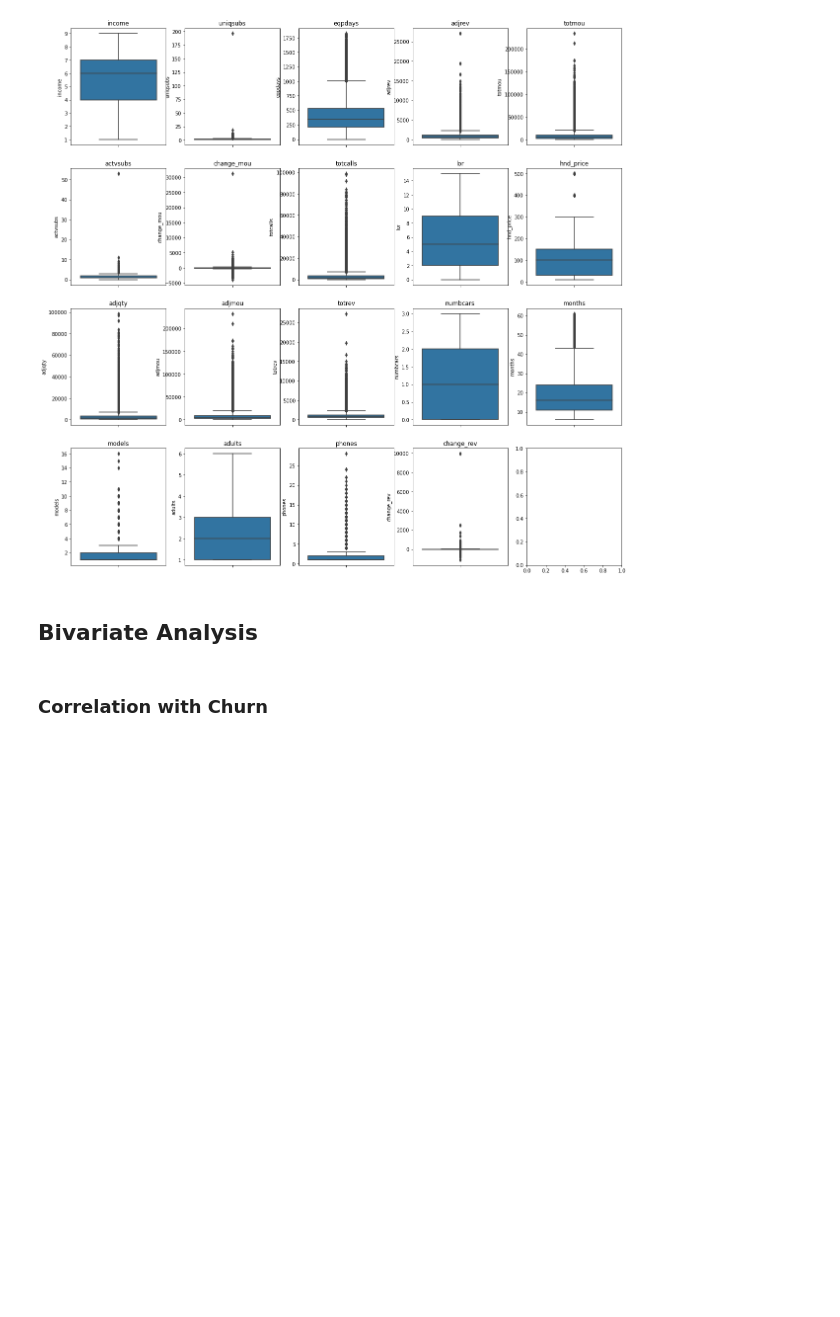
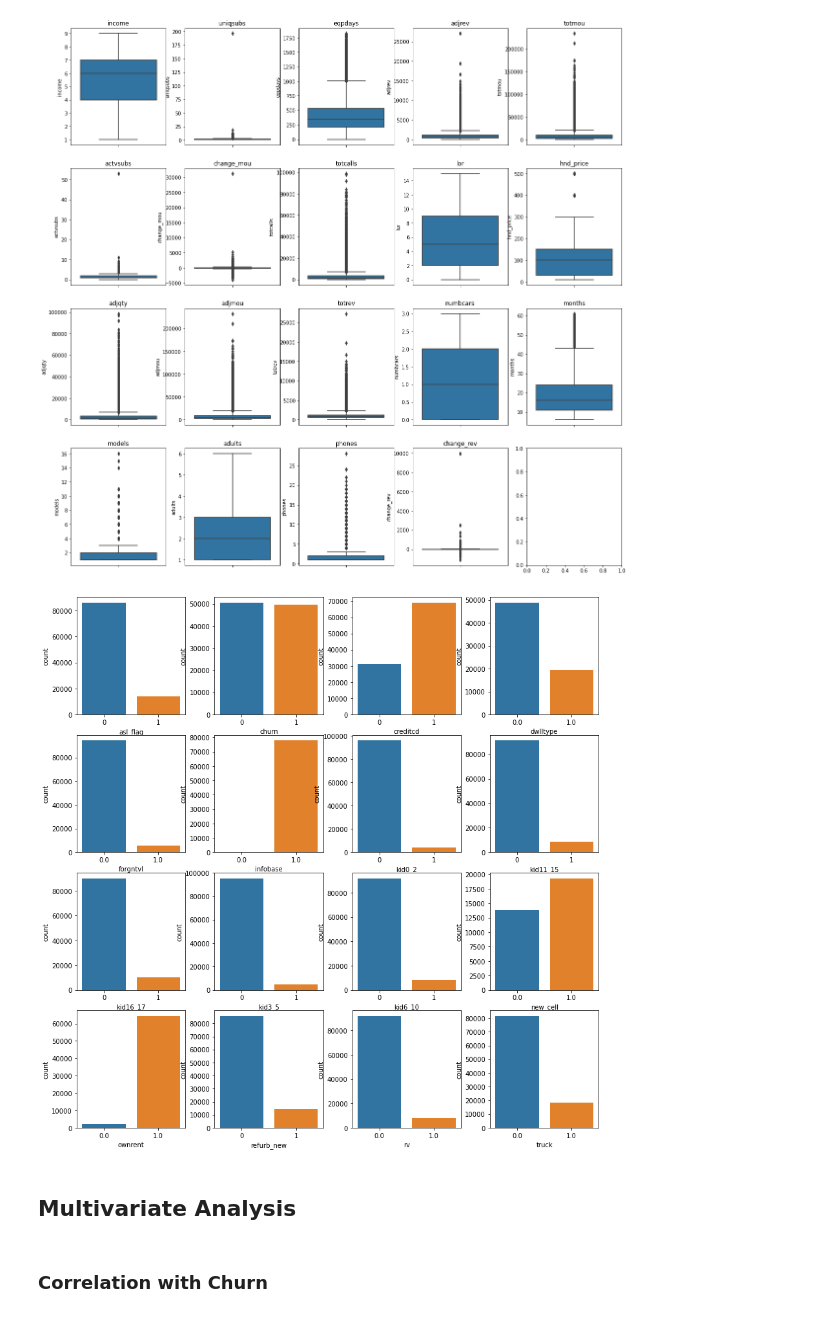
Before and after one commit to Jeff-ChenFan-Wang/TelecomChurnAnalysis, a Jupyter notebook: EDA.ipynb, the cells around one changed output. Saved outputs shown, nothing was run; the diff lists cells and outputs as text; code cells hidden in the pictures; blank space fills up the shorter version.

Commit message:
bin cols analysis

```diff
--- a/EDA.ipynb
+++ b/EDA.ipynb
@@ -187,8 +187,16 @@ for col, subplot in zip(misc_num_cols,ax.flatten()):
 # %% [output]
 <Figure size 432x288 with 0 Axes>
 [figure]
+# %%
+r,c = get_subplot_dim(bin_cols.shape[0])
+fig, ax = plt.subplots(r,c,figsize=(12,12))
+plt.tight_layout()
+for col, subplot in zip(bin_cols,ax.flatten()):
+    sub_ax = sns.countplot(x=full_data[col],ax=subplot)
+# %% [output]
+[figure, added]
 # %% [markdown]
-## Bivariate Analysis
+## Multivariate Analysis
 # %%
 mean_corr = full_data[list(mean_cols)+['churn']].corr()
 avg_corr = full_data[list(avg_cols)+['churn']].corr()
```
Also changed, not shown: parts of 5 cells of this notebook.
